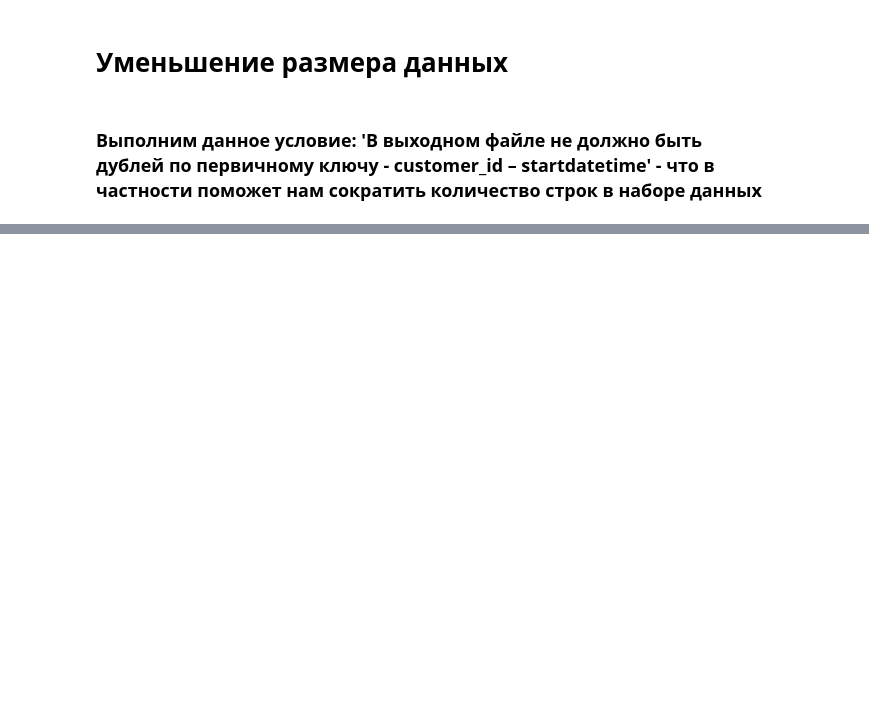
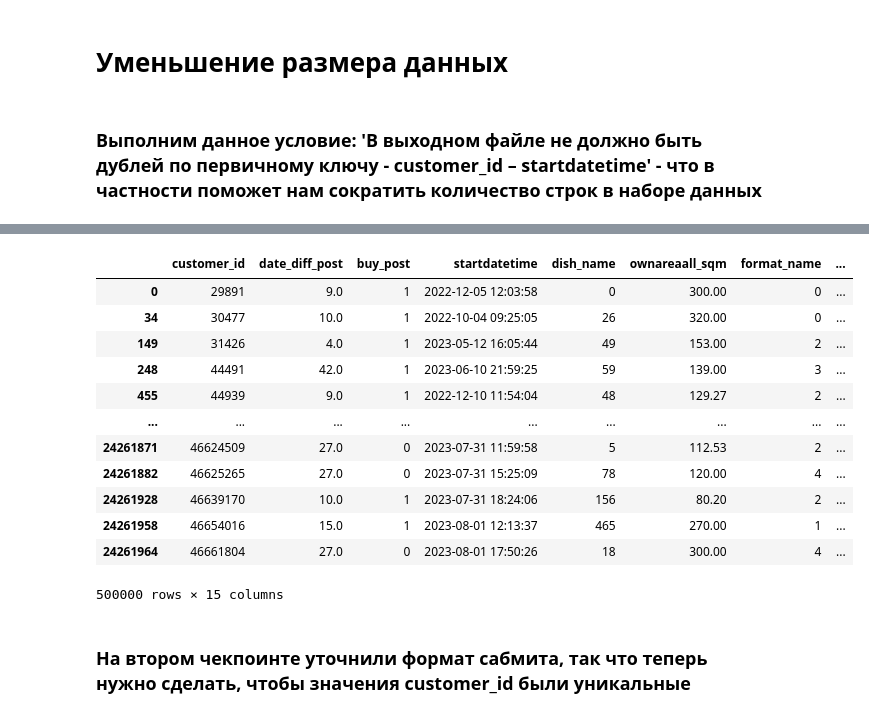
Before and after one commit to Jeyd0n/BurgerKingCase, a Jupyter notebook: notebooks/DA.ipynb, the cells around one changed output, grey strips where cells are left out. Saved outputs shown, nothing was run; the diff lists cells and outputs as text; code cells hidden in the pictures; blank space fills up the shorter version.

```diff
--- a/notebooks/DA.ipynb
+++ b/notebooks/DA.ipynb
@@ -343,7 +387,27 @@ train
 # %%
-train.drop_duplicates(
-    subset=['customer_id', 'startdatetime', 'buy_post'],
+train_copy = train.copy()
+
+train_copy.drop_duplicates(
+    subset='customer_id',
     inplace=True
 )
+# %%
+train_copy
+# %% [output]
+|  | customer_id | date_diff_post | buy_post | startdatetime | dish_name | ownareaall_sqm | format_name | ... |
+| 0 | 29891 | 9.0 | 1 | 2022-12-05 12:03:58 | 0 | 300.00 | 0 | ... |
+| 34 | 30477 | 10.0 | 1 | 2022-10-04 09:25:05 | 26 | 320.00 | 0 | ... |
+| 149 | 31426 | 4.0 | 1 | 2023-05-12 16:05:44 | 49 | 153.00 | 2 | ... |
+| 248 | 44491 | 42.0 | 1 | 2023-06-10 21:59:25 | 59 | 139.00 | 3 | ... |
+| 455 | 44939 | 9.0 | 1 | 2022-12-10 11:54:04 | 48 | 129.27 | 2 | ... |
+| ... | ... | ... | ... | ... | ... | ... | ... | ... |
+| 24261871 | 46624509 | 27.0 | 0 | 2023-07-31 11:59:58 | 5 | 112.53 | 2 | ... |
+| 24261882 | 46625265 | 27.0 | 0 | 2023-07-31 15:25:09 | 78 | 120.00 | 4 | ... |
+| 24261928 | 46639170 | 10.0 | 1 | 2023-07-31 18:24:06 | 156 | 80.20 | 2 | ... |
+| 24261958 | 46654016 | 15.0 | 1 | 2023-08-01 12:13:37 | 465 | 270.00 | 1 | ... |
+| 24261964 | 46661804 | 27.0 | 0 | 2023-08-01 17:50:26 | 18 | 300.00 | 4 | ... |
+500000 rows × 15 columns
 # %%
 train.to_csv('../data/processed/train.csv', index=False)
+# %% [markdown]
+### На втором чекпоинте уточнили формат сабмита, так что теперь нужно сделать, чтобы значения customer_id были уникальные
```
Also changed, not shown: parts of 20 cells of this notebook, 12 other files.
